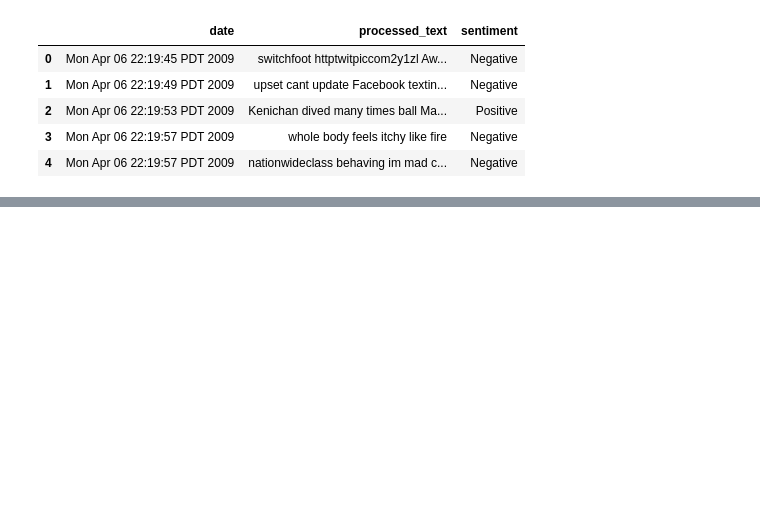
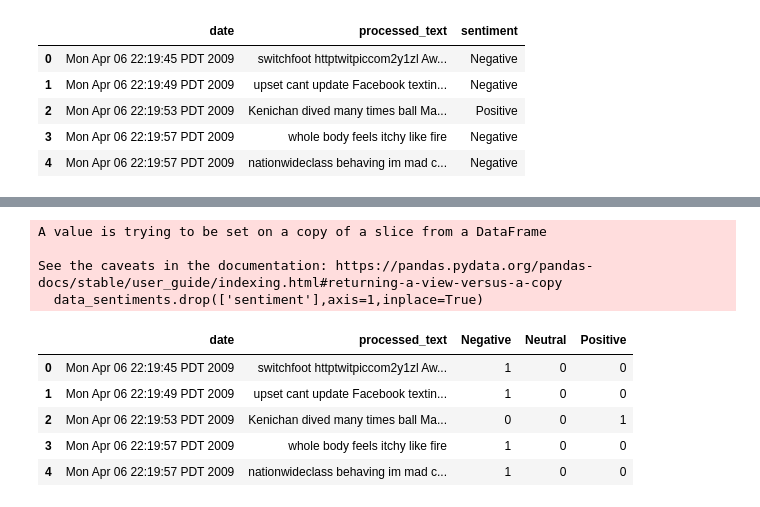
Before and after one commit to sbs23019/MSA_DA_S2_CA2, a Jupyter notebook: S2_CA2_initial.ipynb, the cells around one changed output, grey strips where cells are left out. Saved outputs shown, nothing was run; the diff lists cells and outputs as text; code cells hidden in the pictures; blank space fills up the shorter version.

```diff
--- a/S2_CA2_initial.ipynb
+++ b/S2_CA2_initial.ipynb
@@ -132,6 +132,6 @@ data.tail()
 # %%
-data_sentiment = data[['date', 'processed_text', 'sentiment']]
-data_sentiment.head()
+data_sentiments = data[['date', 'processed_text', 'sentiment']]
+data_sentiments.head()
 # %% [output]
 |  | date | processed_text | sentiment |
 | 0 | Mon Apr 06 22:19:45 PDT 2009 | switchfoot httptwitpiccom2y1zl Aw... | Negative |
@@ -176,0 +168,16 @@ data_sentiments.head()
+# %%
+one_hot = pd.get_dummies(data_sentiments['sentiment'])
+data_sentiment.drop(['sentiment'],axis=1,inplace=True)
+data_sentiment = pd.concat([data_sentiment,one_hot],axis=1)
+data_sentiment.head()
+# %% [output]
+A value is trying to be set on a copy of a slice from a DataFrame
+
+See the caveats in the documentation: https://pandas.pydata.org/pandas-docs/stable/user_guide/indexing.html#returning-a-view-versus-a-copy
+  data_sentiments.drop(['sentiment'],axis=1,inplace=True)
+|  | date | processed_text | Negative | Neutral | Positive |
+| 0 | Mon Apr 06 22:19:45 PDT 2009 | switchfoot httptwitpiccom2y1zl Aw... | 1 | 0 | 0 |
+| 1 | Mon Apr 06 22:19:49 PDT 2009 | upset cant update Facebook textin... | 1 | 0 | 0 |
+| 2 | Mon Apr 06 22:19:53 PDT 2009 | Kenichan dived many times ball Ma... | 0 | 0 | 1 |
+| 3 | Mon Apr 06 22:19:57 PDT 2009 | whole body feels itchy like fire | 1 | 0 | 0 |
+| 4 | Mon Apr 06 22:19:57 PDT 2009 | nationwideclass behaving im mad c... | 1 | 0 | 0 |
```
Also changed, not shown: parts of 23 cells of this notebook.
